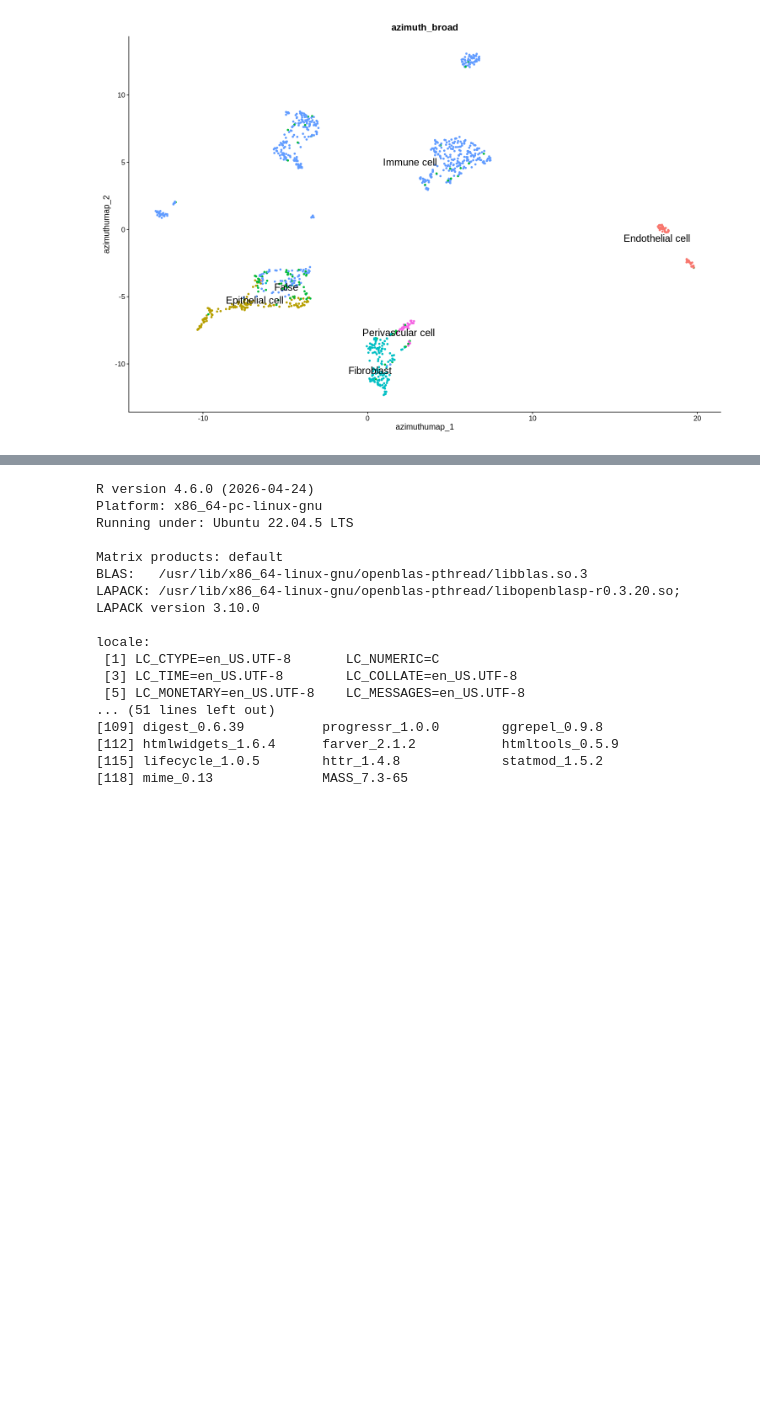
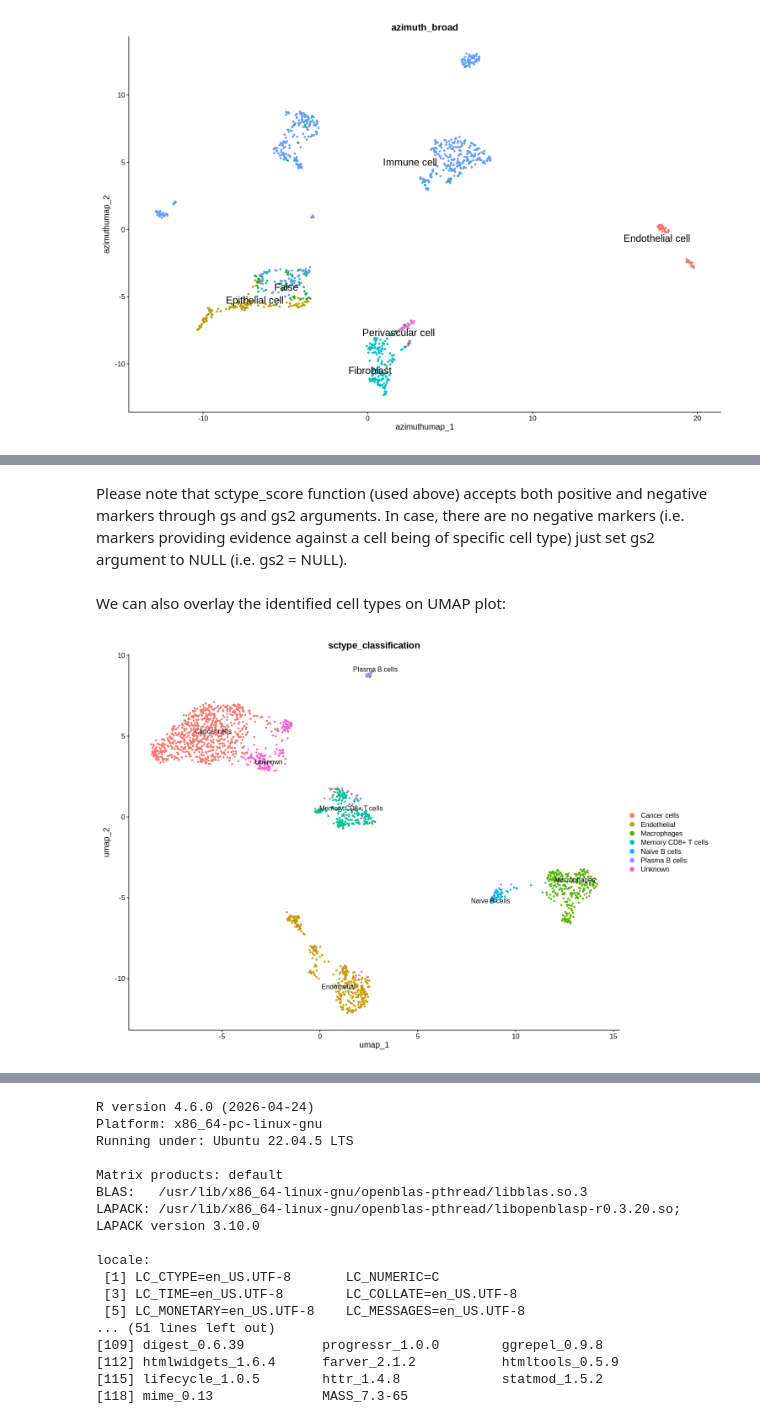
Before and after one commit to anwaruddin1/Bioinformatics-Workshop, a Jupyter notebook: 02_scRNAseq_Analysis.ipynb, the cells around one changed output, grey strips where cells are left out. Cells and saved outputs as stored; diff of their text form; code cells hidden in the pictures; blank space fills up the shorter version.

```diff
--- a/02_scRNAseq_Analysis.ipynb
+++ b/02_scRNAseq_Analysis.ipynb
@@ -348,0 +407,7 @@ DimPlot(obj40_qc, group.by = "azimuth_medium", label.size = 6, label = T, reduct
+# %%
+# DB file
+db_ <- "https://raw.githubusercontent.com/IanevskiAleksandr/sc-type/master/ScTypeDB_full.xlsx";
+tissue <- "Immune system" # e.g. Immune system,Pancreas,Liver,Eye,Kidney,Brain,Lung,Adrenal,Heart,Intestine,Muscle,Placenta,Spleen,Stomach,Thymus
+
+# prepare gene sets
+gs_list <- gene_sets_prepare(db_, tissue)
@@ -348,0 +432,2 @@ DimPlot(obj40_qc, group.by = "azimuth_medium", label.size = 6, label = T, reduct
+# %%
+obj40 <- ScaleData(obj40)
@@ -348,0 +436,25 @@ DimPlot(obj40_qc, group.by = "azimuth_medium", label.size = 6, label = T, reduct
+# %%
+# check Seurat object version (scRNA-seq matrix extracted differently in Seurat v4/v5)
+seurat_package_v5 <- isFALSE('counts' %in% names(attributes(obj40[["RNA"]])));
+print(sprintf("Seurat object %s is used", ifelse(seurat_package_v5, "v5", "v4")))
+
+# extract scaled scRNA-seq matrix
+scRNAseqData_scaled <- if (seurat_package_v5) as.matrix(obj40[["RNA"]]$scale.data) else as.matrix(obj40[["RNA"]]@scale.data)
+
+# run ScType
+es.max <- sctype_score(scRNAseqData = scRNAseqData_scaled, scaled = TRUE, gs = gs_list$gs_positive, gs2 = gs_list$gs_negative)
+
+# NOTE: scRNAseqData parameter should correspond to your input scRNA-seq matrix. For raw (unscaled) count matrix set scaled = FALSE
+# When using Seurat, we use "RNA" slot with 'scale.data' by default. Please change "RNA" to "SCT" for sctransform-normalized data,
+# or to "integrated" for joint dataset analysis. To apply sctype with unscaled data, use e.g. obj40[["RNA"]]$counts or obj40[["RNA"]]@counts, with scaled set to FALSE.
+
+# merge by cluster
+cL_resutls <- do.call("rbind", lapply(unique(obj40@meta.data$seurat_clusters), function(cl){
+    es.max.cl = sort(rowSums(es.max[ ,rownames(obj40@meta.data[obj40@meta.data$seurat_clusters==cl, ])]), decreasing = !0)
+    head(data.frame(cluster = cl, type = names(es.max.cl), scores = es.max.cl, ncells = sum(obj40@meta.data$seurat_clusters==cl)), 10)
+}))
+sctype_scores <- cL_resutls %>% group_by(cluster) %>% top_n(n = 1, wt = scores)
+
+# set low-confident (low ScType score) clusters to "unknown"
+sctype_scores$type[as.numeric(as.character(sctype_scores$scores)) < sctype_scores$ncells/4] <- "Unknown"
+print(sctype_scores[,1:3])
@@ -348,0 +475,15 @@ DimPlot(obj40_qc, group.by = "azimuth_medium", label.size = 6, label = T, reduct
+# %% [markdown]
+Please note that sctype_score function (used above) accepts both positive and negative markers through gs and gs2 arguments. In case, there are no negative markers (i.e. markers providing evidence against a cell being of specific cell type) just set gs2 argument to NULL (i.e. gs2 = NULL).
+# %% [markdown]
+We can also overlay the identified cell types on UMAP plot:
+# %%
+obj40@meta.data$sctype_classification = ""
+for(j in unique(sctype_scores$cluster)){
+  cl_type = sctype_scores[sctype_scores$cluster==j,];
+  obj40@meta.data$sctype_classification[obj40@meta.data$seurat_clusters == j] = as.character(cl_type$type[1])
+}
+
+p_sc <- DimPlot(obj40, reduction = "umap", label = TRUE, repel = TRUE, group.by = 'sctype_classification')
+p_sc
+# %% [output]
+[figure, added]
```
Also changed, not shown: parts of 29 cells of this notebook.
